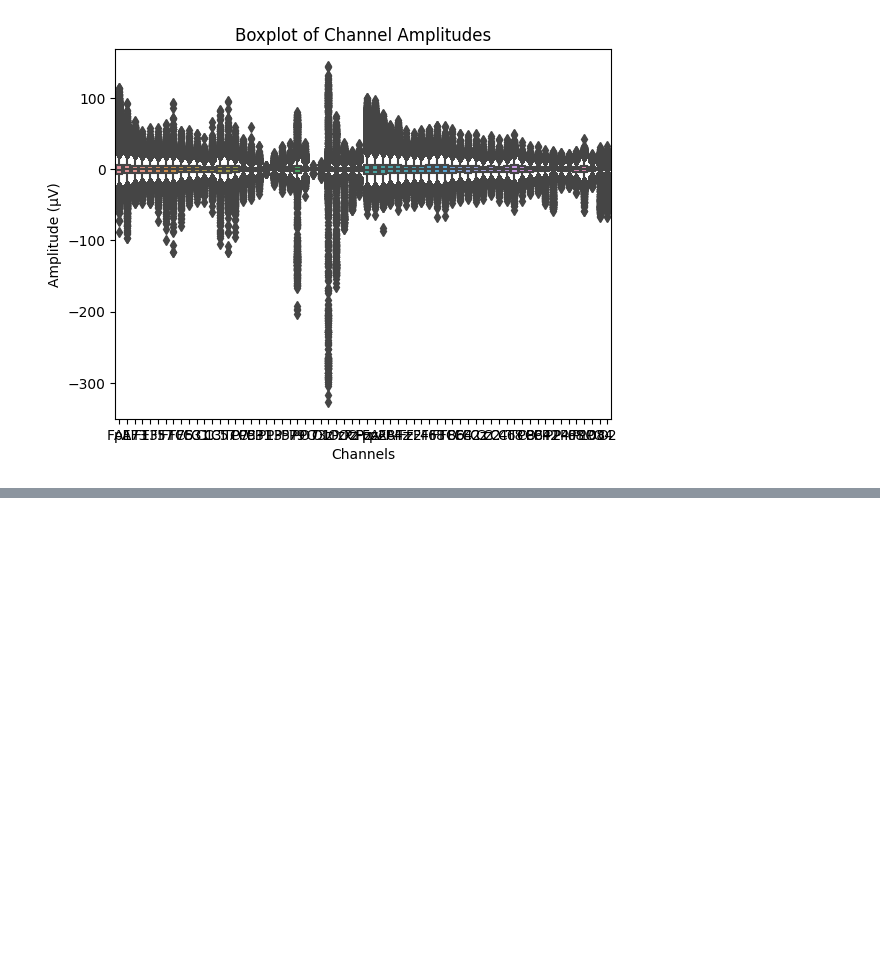
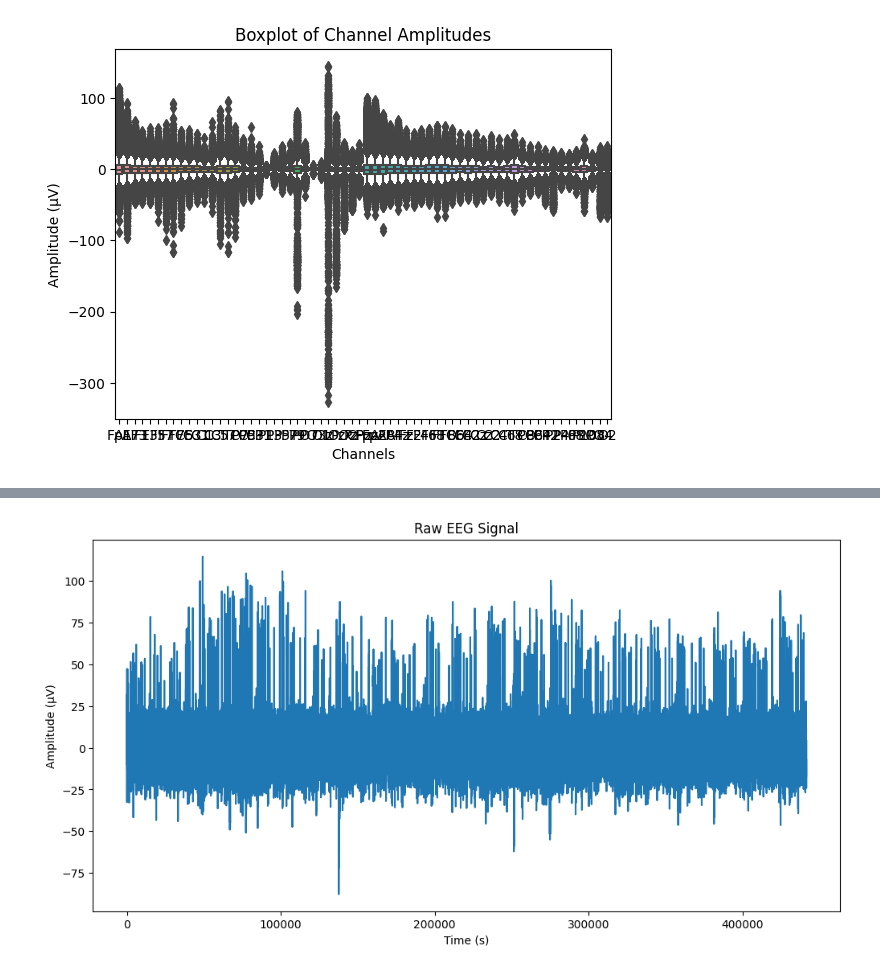
Before and after one commit to Ssalijoshua/Regulation-of-arousal-, a Jupyter notebook: eda-code.ipynb, the cells around one changed output, grey strips where cells are left out. Saved outputs shown, nothing was run; the diff lists cells and outputs as text; code cells hidden in the pictures; blank space fills up the shorter version.

```diff
--- a/eda-code.ipynb
+++ b/eda-code.ipynb
@@ -415,0 +490,10 @@ TypeError: ufunc 'isnan' not supported for the input types, and the inputs could
+# %%
+plt.figure(figsize=(12, 6))
+plt.plot(time, eeg_data.iloc[:, 0])  # Plot first channel
+plt.title("Raw EEG Signal")
+plt.xlabel("Time (s)")
+plt.ylabel("Amplitude (μV)")
+plt.savefig("raw_eeg_signal.png", dpi=300, bbox_inches='tight')
+plt.show()
+# %% [output]
+[figure, added]
```
Also changed, not shown: parts of 25 cells of this notebook.
